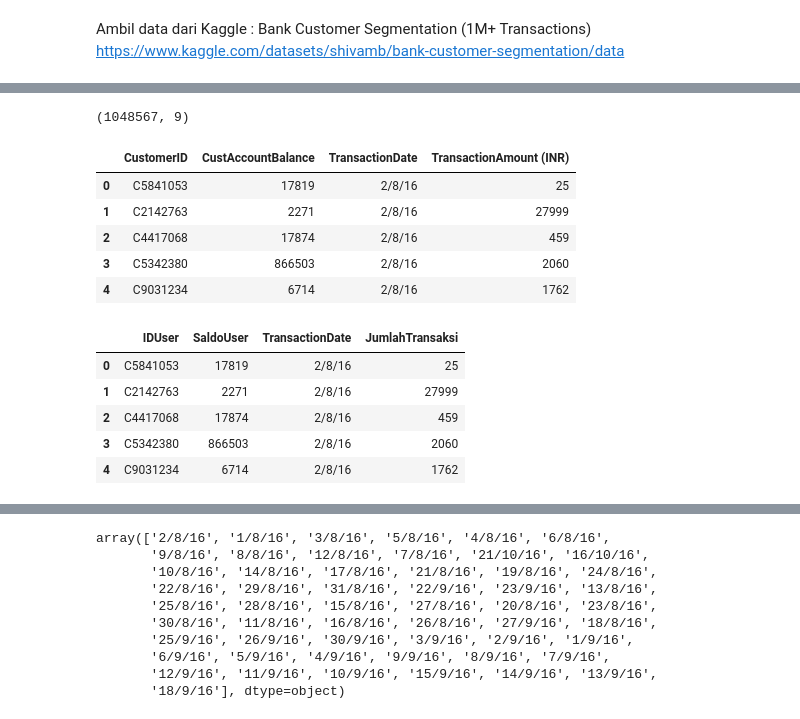
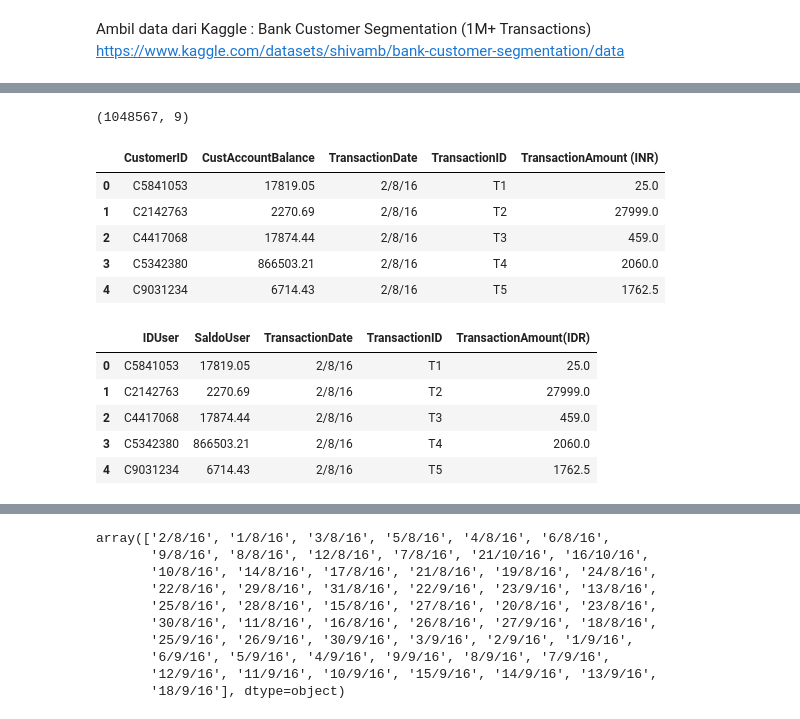
Before and after one commit to alouvre/CapstoneNeeds, a Jupyter notebook: Data_Collecting_FiturPrediksiPolaPengeluaranUser.ipynb, the cells around one changed output, grey strips where cells are left out. Saved outputs shown, nothing was run; the diff lists cells and outputs as text; code cells hidden in the pictures.

```diff
--- a/Data_Collecting_FiturPrediksiPolaPengeluaranUser.ipynb
+++ b/Data_Collecting_FiturPrediksiPolaPengeluaranUser.ipynb
@@ -73,4 +74,0 @@ df.head()
-# %%
-df.shape
-# %% [output]
-(1048567, 9)
@@ -81,20 +75,29 @@ df.shape
+# %%
+# Menampilkan jumlah keseluruhan data mentah
+df.shape
+# %% [output]
+(1048567, 9)
 # %%
-data = df[['CustomerID','CustAccountBalance', 'TransactionDate', 'TransactionAmount (INR)']]
+# Memilih kolom-kolom yang relevan untuk digunakan
+data = df[['CustomerID','CustAccountBalance', 'TransactionDate', 'TransactionID', 'TransactionAmount (INR)']]
+
 data.head()
 # %% [output]
-|  | CustomerID | CustAccountBalance | TransactionDate | TransactionAmount (INR) |
-| 0 | C5841053 | 17819 | 2/8/16 | 25 |
-| 1 | C2142763 | 2271 | 2/8/16 | 27999 |
-| 2 | C4417068 | 17874 | 2/8/16 | 459 |
-| 3 | C5342380 | 866503 | 2/8/16 | 2060 |
-| 4 | C9031234 | 6714 | 2/8/16 | 1762 |
+|  | CustomerID | CustAccountBalance | TransactionDate | TransactionID | TransactionAmount (INR) |
+| 0 | C5841053 | 17819.05 | 2/8/16 | T1 | 25.0 |
+| 1 | C2142763 | 2270.69 | 2/8/16 | T2 | 27999.0 |
+| 2 | C4417068 | 17874.44 | 2/8/16 | T3 | 459.0 |
+| 3 | C5342380 | 866503.21 | 2/8/16 | T4 | 2060.0 |
+| 4 | C9031234 | 6714.43 | 2/8/16 | T5 | 1762.5 |
 # %%
-data = data.rename(columns={'CustomerID': 'IDUser', 'CustAccountBalance': 'SaldoUser', 'TransactionAmount (INR)': 'JumlahTransaksi'})
+# Mengganti nama beberapa kolom
+data = data.rename(columns={'CustomerID': 'IDUser', 'CustAccountBalance': 'SaldoUser', 'TransactionAmount (INR)': 'TransactionAmount(IDR)'})
+
 data.head()
 # %% [output]
-|  | IDUser | SaldoUser | TransactionDate | JumlahTransaksi |
-| 0 | C5841053 | 17819 | 2/8/16 | 25 |
-| 1 | C2142763 | 2271 | 2/8/16 | 27999 |
-| 2 | C4417068 | 17874 | 2/8/16 | 459 |
-| 3 | C5342380 | 866503 | 2/8/16 | 2060 |
-| 4 | C9031234 | 6714 | 2/8/16 | 1762 |
+|  | IDUser | SaldoUser | TransactionDate | TransactionID | TransactionAmount(IDR) |
+| 0 | C5841053 | 17819.05 | 2/8/16 | T1 | 25.0 |
+| 1 | C2142763 | 2270.69 | 2/8/16 | T2 | 27999.0 |
+| 2 | C4417068 | 17874.44 | 2/8/16 | T3 | 459.0 |
+| 3 | C5342380 | 866503.21 | 2/8/16 | T4 | 2060.0 |
+| 4 | C9031234 | 6714.43 | 2/8/16 | T5 | 1762.5 |
```
Also changed, not shown: parts of 21 cells of this notebook.
